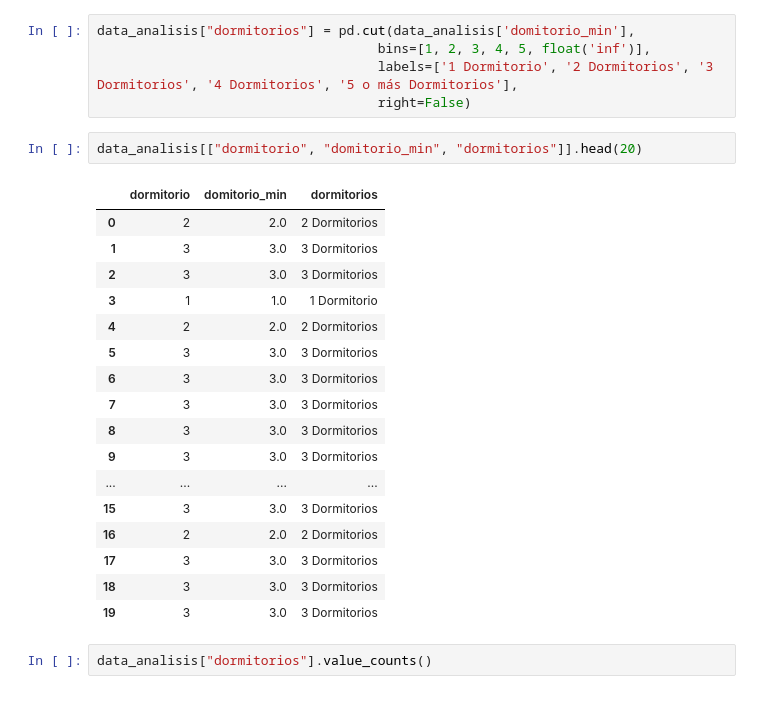
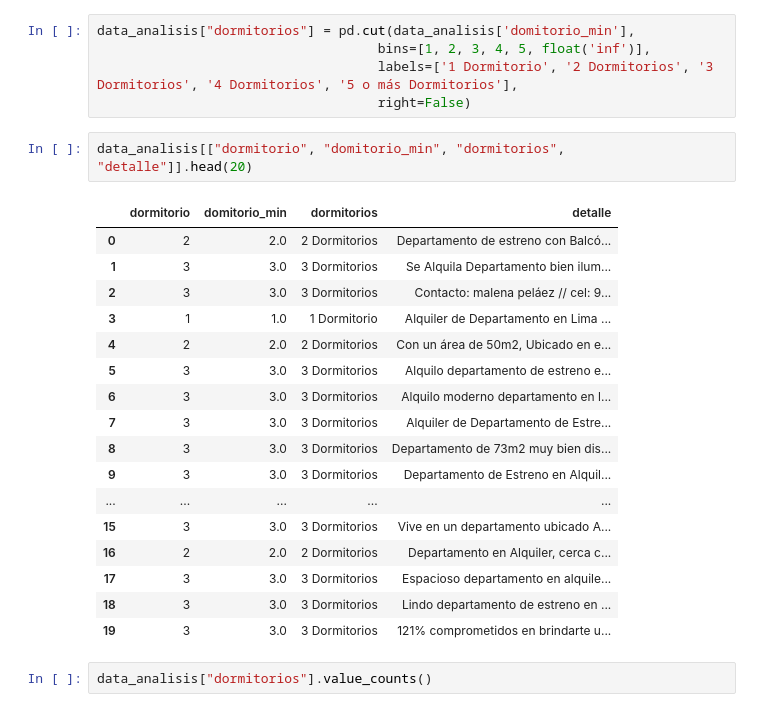
Before and after one commit to RH-007/Analisis_Vivienda, a Jupyter notebook: analysis/vivienda_process.ipynb, the cells around one changed output. Saved outputs shown, nothing was run; the diff lists cells and outputs as text.

```diff
--- a/analysis/vivienda_process.ipynb
+++ b/analysis/vivienda_process.ipynb
@@ -621,25 +621,25 @@ data_analisis["dormitorios"] = pd.cut(data_analisis['domitorio_min'],
                                     labels=['1 Dormitorio', '2 Dormitorios', '3 Dormitorios', '4 Dormitorios', '5 o más Dormitorios'],
                                     right=False)
 # %%
-data_analisis[["dormitorio", "domitorio_min", "dormitorios"]].head(20)
+data_analisis[["dormitorio", "domitorio_min", "dormitorios", "detalle"]].head(20)
 # %% [output]
-|  | dormitorio | domitorio_min | dormitorios |
-| 0 | 2 | 2.0 | 2 Dormitorios |
-| 1 | 3 | 3.0 | 3 Dormitorios |
-| 2 | 3 | 3.0 | 3 Dormitorios |
-| 3 | 1 | 1.0 | 1 Dormitorio |
-| 4 | 2 | 2.0 | 2 Dormitorios |
-| 5 | 3 | 3.0 | 3 Dormitorios |
-| 6 | 3 | 3.0 | 3 Dormitorios |
-| 7 | 3 | 3.0 | 3 Dormitorios |
-| 8 | 3 | 3.0 | 3 Dormitorios |
-| 9 | 3 | 3.0 | 3 Dormitorios |
-| ... | ... | ... | ... |
-| 15 | 3 | 3.0 | 3 Dormitorios |
-| 16 | 2 | 2.0 | 2 Dormitorios |
-| 17 | 3 | 3.0 | 3 Dormitorios |
-| 18 | 3 | 3.0 | 3 Dormitorios |
-| 19 | 3 | 3.0 | 3 Dormitorios |
+|  | dormitorio | domitorio_min | dormitorios | detalle |
+| 0 | 2 | 2.0 | 2 Dormitorios | Departamento de estreno con Balcó... |
+| 1 | 3 | 3.0 | 3 Dormitorios | Se Alquila Departamento bien ilum... |
+| 2 | 3 | 3.0 | 3 Dormitorios | Contacto: malena peláez // cel: 9... |
+| 3 | 1 | 1.0 | 1 Dormitorio | Alquiler de Departamento en Lima ... |
+| 4 | 2 | 2.0 | 2 Dormitorios | Con un área de 50m2, Ubicado en e... |
+| 5 | 3 | 3.0 | 3 Dormitorios | Alquilo departamento de estreno e... |
+| 6 | 3 | 3.0 | 3 Dormitorios | Alquilo moderno departamento en l... |
+| 7 | 3 | 3.0 | 3 Dormitorios | Alquiler de Departamento de Estre... |
+| 8 | 3 | 3.0 | 3 Dormitorios | Departamento de 73m2 muy bien dis... |
+| 9 | 3 | 3.0 | 3 Dormitorios | Departamento de Estreno en Alquil... |
+| ... | ... | ... | ... | ... |
+| 15 | 3 | 3.0 | 3 Dormitorios | Vive en un departamento ubicado A... |
+| 16 | 2 | 2.0 | 2 Dormitorios | Departamento en Alquiler, cerca c... |
+| 17 | 3 | 3.0 | 3 Dormitorios | Espacioso departamento en alquile... |
+| 18 | 3 | 3.0 | 3 Dormitorios | Lindo departamento de estreno en ... |
+| 19 | 3 | 3.0 | 3 Dormitorios | 121% comprometidos en brindarte u... |
 # %%
 data_analisis["dormitorios"].value_counts()
 # %% [output]
```
Also changed, not shown: 2 other files.
